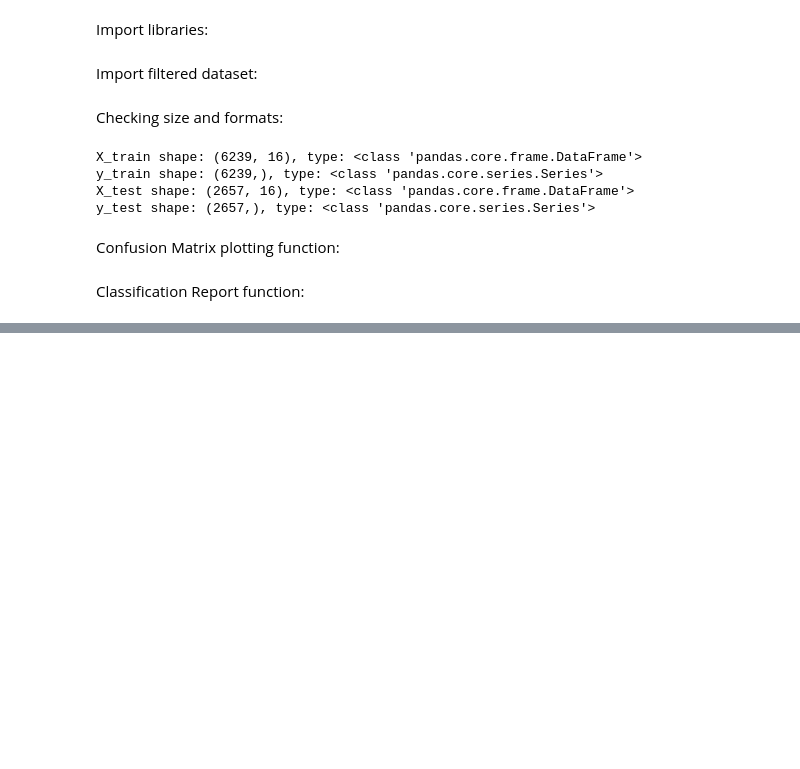
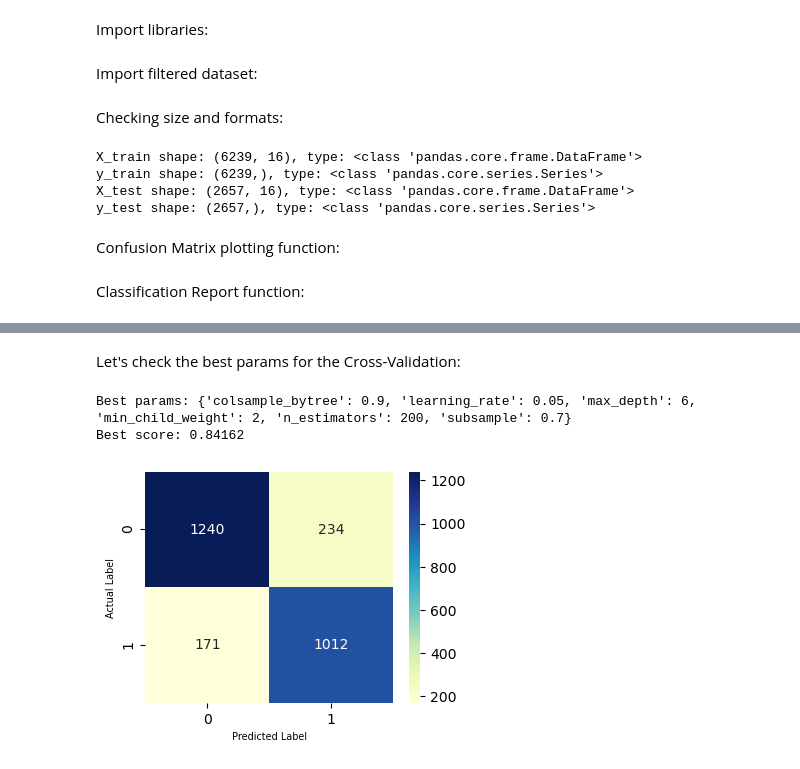
Before and after one commit to facundoriosds/Project-10-Marketing-Strategy, a Jupyter notebook: P10_part2.ipynb, the cells around one changed output, grey strips where cells are left out. Drawn from its saved outputs; the diff is of its cells as text; code cells hidden in the pictures; blank space fills up the shorter version.

```diff
--- a/P10_part2.ipynb
+++ b/P10_part2.ipynb
@@ -83,2 +90,10 @@ cv_params = {'max_depth': [4, 6],
+# %%
+cv_params = {'max_depth': [3, 4, 6],
+              'min_child_weight': [2, 3, 5],
+              'learning_rate': [0.01, 0.05, 0.1, 0.3, 0.5],
+              'n_estimators': [15,50,100,200],
+              'subsample': [0.7, 0.9],
+              'colsample_bytree': [0.7, 0.9]
+              }
 # %%
 scoring = {'accuracy', 'precision', 'recall', 'f1'}
@@ -140,0 +102,6 @@ plot_importance(xgb_cv.best_estimator_)
+# %%
+kfold = StratifiedKFold(n_splits=5, shuffle=True, random_state=2)
+xgb_cv = GridSearchCV(xgb, cv_params, scoring=scoring, cv=kfold, refit='f1')
+# %%
+xgb_cv.fit(X_train, y_train, verbose=True)
+xgb_cv
@@ -140,0 +129,7 @@ plot_importance(xgb_cv.best_estimator_)
+# %% [markdown]
+Let's check the best params for the Cross-Validation:
+# %%
+cv_results(xgb_cv)
+# %% [output]
+Best params: {'colsample_bytree': 0.9, 'learning_rate': 0.05, 'max_depth': 6, 'min_child_weight': 2, 'n_estimators': 200, 'subsample': 0.7}
+Best score: 0.84162
@@ -140,0 +140,4 @@ plot_importance(xgb_cv.best_estimator_)
+# %%
+plot_cm(y_pred)
+# %% [output]
+[figure, added]
```
Also changed, not shown: parts of 52 cells of this notebook.
